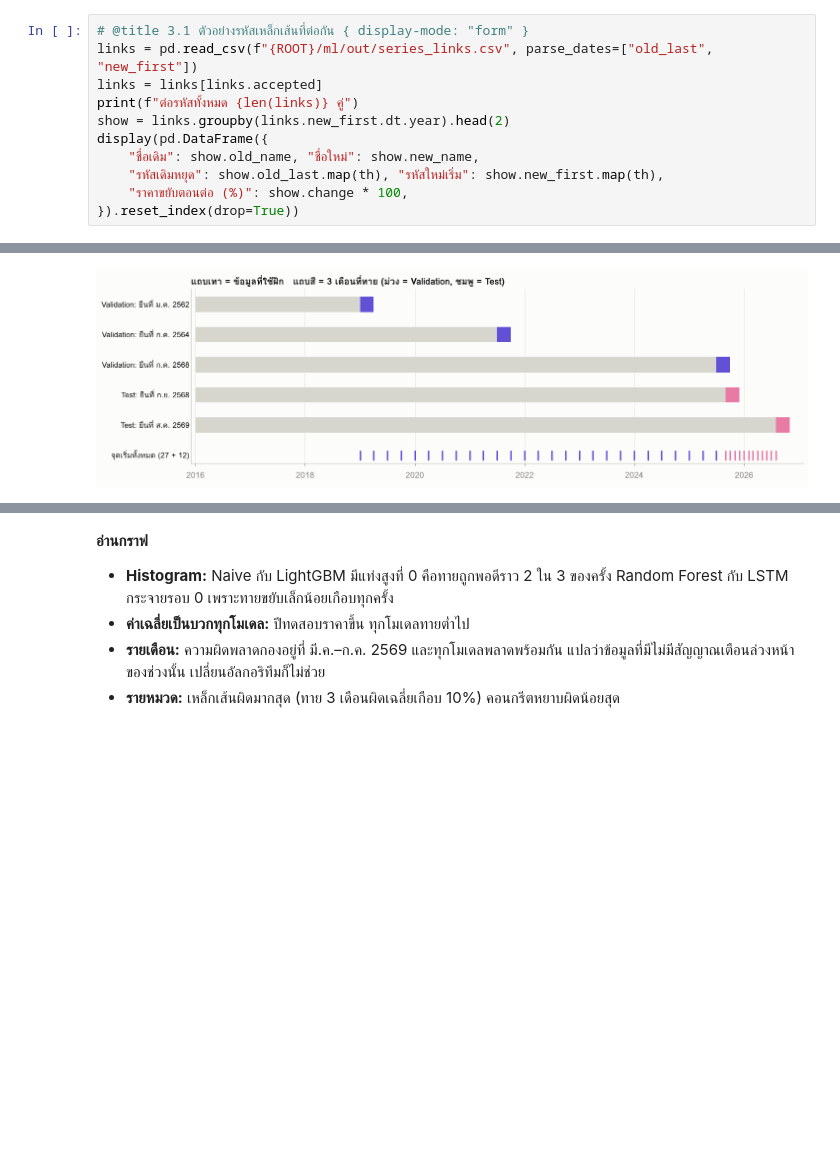
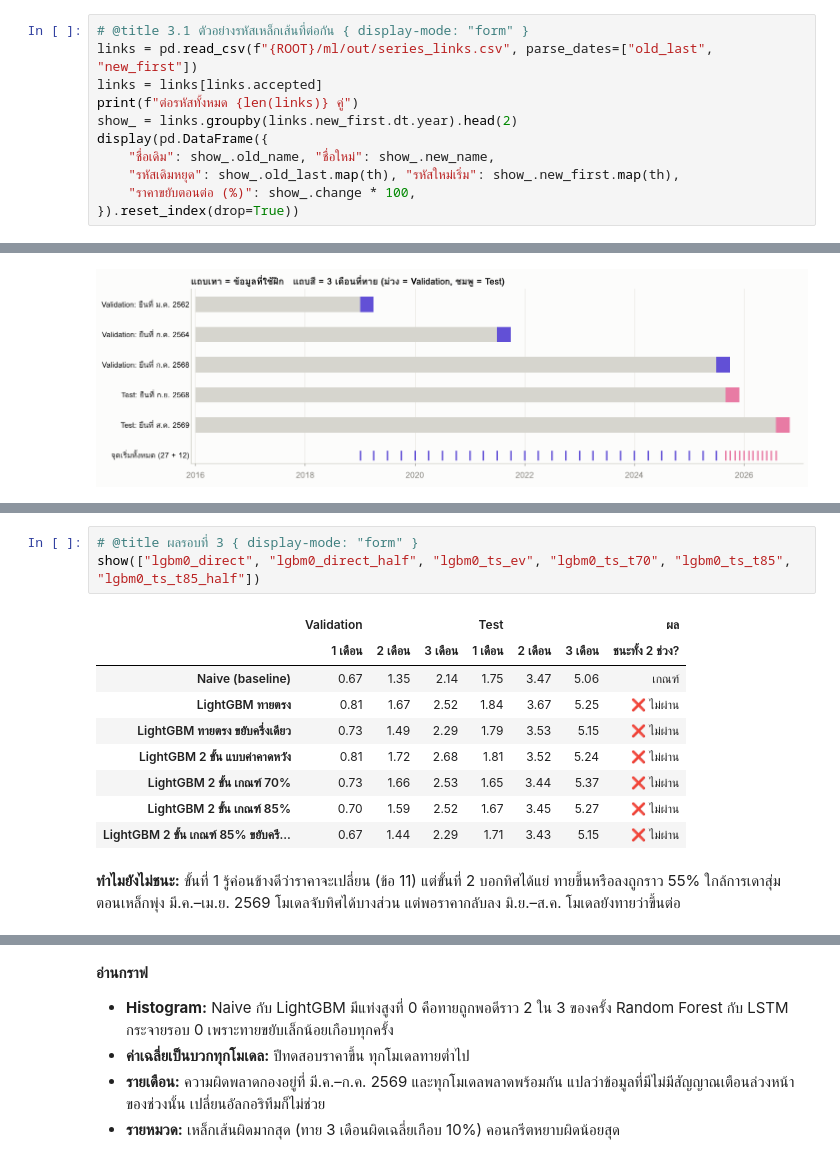
Before and after one commit to namethzz/THAITAY, a Jupyter notebook: ml/colab/THAITAY_ML.ipynb, the cells around one changed output, grey strips where cells are left out. Drawn from its saved outputs; the diff is of its cells as text; blank space fills up the shorter version.

```diff
--- a/ml/colab/THAITAY_ML.ipynb
+++ b/ml/colab/THAITAY_ML.ipynb
@@ -175,11 +250,11 @@ plt.show()
 links = pd.read_csv(f"{ROOT}/ml/out/series_links.csv", parse_dates=["old_last", "new_first"])
 links = links[links.accepted]
 print(f"ต่อรหัสทั้งหมด {len(links)} คู่")
-show = links.groupby(links.new_first.dt.year).head(2)
+show_ = links.groupby(links.new_first.dt.year).head(2)
 display(pd.DataFrame({
-    "ชื่อเดิม": show.old_name, "ชื่อใหม่": show.new_name,
-    "รหัสเดิมหยุด": show.old_last.map(th), "รหัสใหม่เริ่ม": show.new_first.map(th),
-    "ราคาขยับตอนต่อ (%)": show.change * 100,
+    "ชื่อเดิม": show_.old_name, "ชื่อใหม่": show_.new_name,
+    "รหัสเดิมหยุด": show_.old_last.map(th), "รหัสใหม่เริ่ม": show_.new_first.map(th),
+    "ราคาขยับตอนต่อ (%)": show_.change * 100,
 }).reset_index(drop=True))
 # %% [output]
 ต่อรหัสทั้งหมด 39 คู่
@@ -601,0 +560,15 @@ for f in ("residual_hist_h1", "error_by_month_h1", "error_by_month_h3", "error_b
+# %%
+# @title ผลรอบที่ 3 { display-mode: "form" }
+show(["lgbm0_direct", "lgbm0_direct_half", "lgbm0_ts_ev", "lgbm0_ts_t70", "lgbm0_ts_t85", "lgbm0_ts_t85_half"])
+# %% [output]
+|  | Validation |  |  | Test |  |  | ผล |
+|  | 1 เดือน | 2 เดือน | 3 เดือน | 1 เดือน | 2 เดือน | 3 เดือน | ชนะทั้ง 2 ช่วง? |
+| Naive (baseline) | 0.67 | 1.35 | 2.14 | 1.75 | 3.47 | 5.06 | เกณฑ์ |
+| LightGBM ทายตรง | 0.81 | 1.67 | 2.52 | 1.84 | 3.67 | 5.25 | ❌ ไม่ผ่าน |
+| LightGBM ทายตรง ขยับครึ่งเดียว | 0.73 | 1.49 | 2.29 | 1.79 | 3.53 | 5.15 | ❌ ไม่ผ่าน |
+| LightGBM 2 ขั้น แบบค่าคาดหวัง | 0.81 | 1.72 | 2.68 | 1.81 | 3.52 | 5.24 | ❌ ไม่ผ่าน |
+| LightGBM 2 ขั้น เกณฑ์ 70% | 0.73 | 1.66 | 2.53 | 1.65 | 3.44 | 5.37 | ❌ ไม่ผ่าน |
+| LightGBM 2 ขั้น เกณฑ์ 85% | 0.70 | 1.59 | 2.52 | 1.67 | 3.45 | 5.27 | ❌ ไม่ผ่าน |
+| LightGBM 2 ขั้น เกณฑ์ 85% ขยับครึ... | 0.67 | 1.44 | 2.29 | 1.71 | 3.43 | 5.15 | ❌ ไม่ผ่าน |
+# %% [markdown]
+**ทำไมยังไม่ชนะ:** ขั้นที่ 1 รู้ค่อนข้างดีว่าราคาจะเปลี่ยน (ข้อ 11) แต่ขั้นที่ 2 บอกทิศได้แย่ ทายขึ้นหรือลงถูกราว 55% ใกล้การเดาสุ่ม ตอนเหล็กพุ่ง มี.ค.–เม.ย. 2569 โมเดลจับทิศได้บางส่วน แต่พอราคากลับลง มิ.ย.–ส.ค. โมเดลยังทายว่าขึ้นต่อ
```
Also changed, not shown: parts of 74 cells of this notebook, 3 other files.
